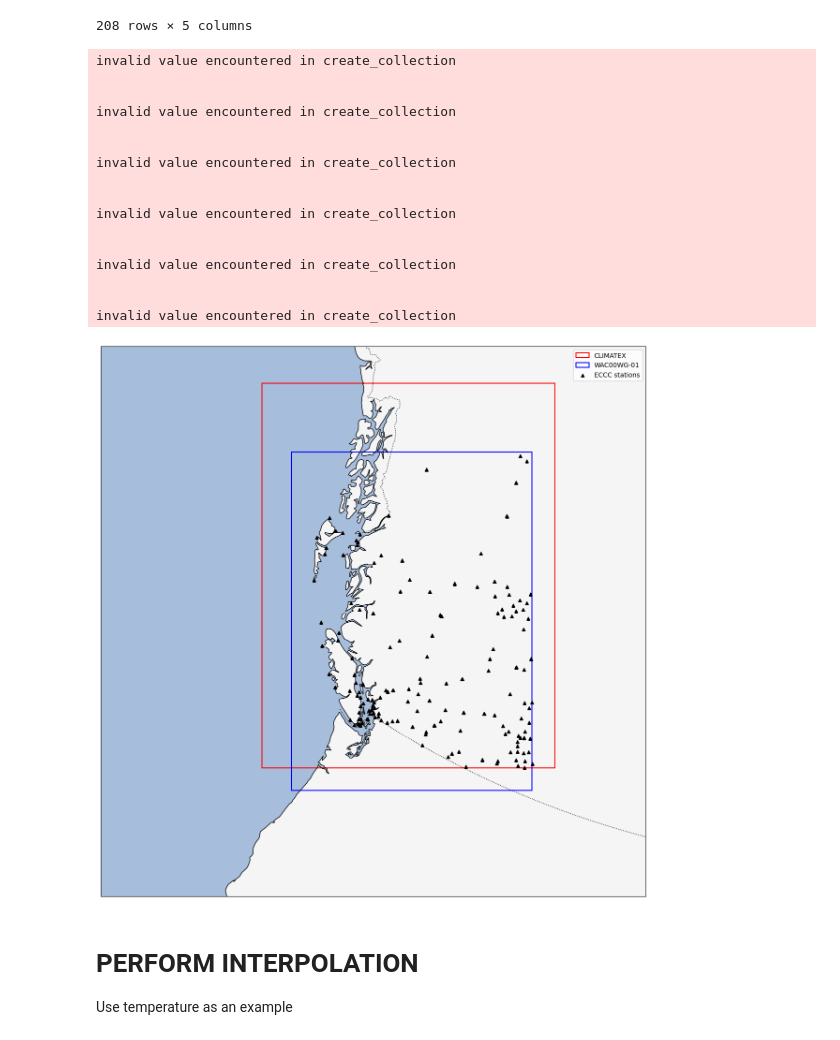
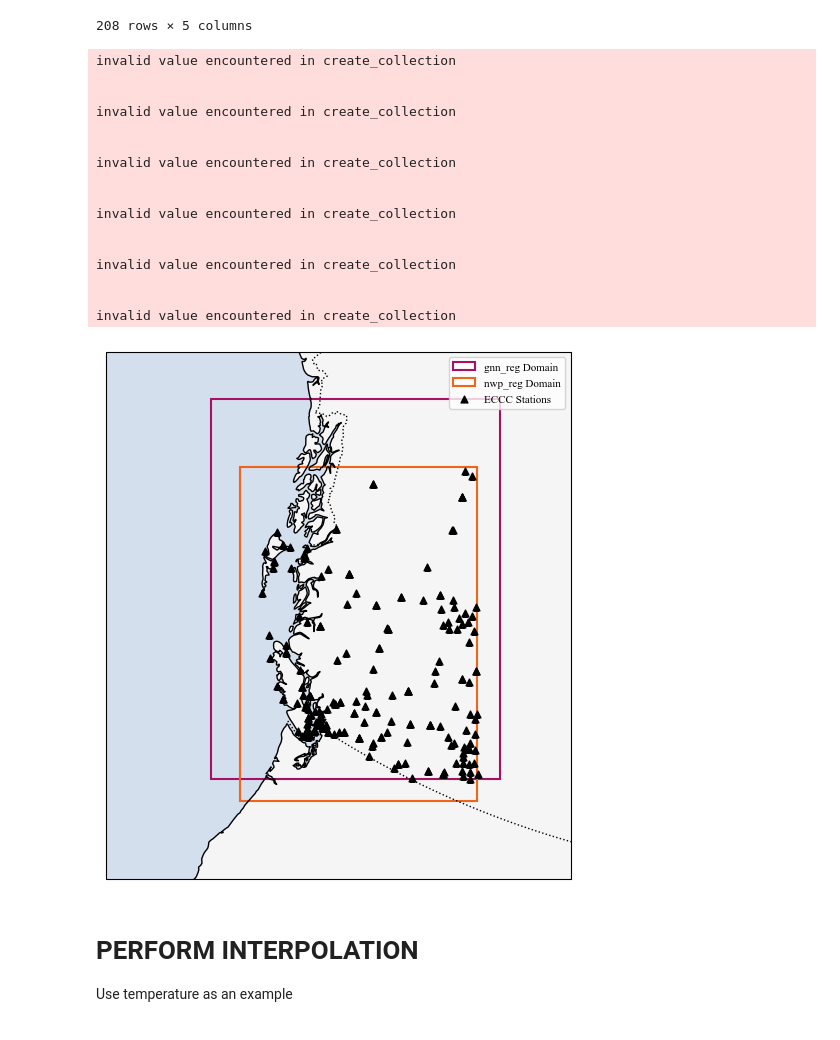
Before and after one commit to chjulie/wfrt_msc-thesis, a Jupyter notebook: sandbox/05-grid_interpolation.ipynb, the cells around one changed output. Drawn from its saved outputs; the diff is of its cells as text; code cells hidden in the pictures.

Commit message:
feat: plot cutout

```diff
--- a/sandbox/05-grid_interpolation.ipynb
+++ b/sandbox/05-grid_interpolation.ipynb
@@ -395,8 +395,19 @@ clipped_stations
 | 46914 | -112.862502 | 50.303613 | 647 | 646 | 647 |
 | 43963 | -125.996719 | 53.771889 | 621 | 620 | 617 |
 208 rows × 5 columns
+# %%
+from matplotlib import rc
+rc("font", **{"family": "serif", "serif": ["Times New Roman"], "size": "8"})
+rc("text", usetex=False)
+rc("lines", linewidth=2)
+plt.rcParams["axes.facecolor"] = "w"
+plt.rcParams['axes.grid'] = True
+plt.rcParams["grid.linewidth"] = 0
 # %%
-fig, ax = plt.subplots(figsize=(15,25), subplot_kw={'projection': projection})
+fig, ax = plt.subplots(figsize=(6,10), subplot_kw={'projection': projection})
+
+dl_reg_color = "#A61166"
+nwp_reg_color = "#F26419"
 
 with warnings.catch_warnings():
             # Ignore the nan warnings
@@ -407,42 +418,42 @@ with warnings.catch_warnings():
             )
 
             # Add base map features
-            ax.add_feature(cfeature.OCEAN, facecolor="#a6bddb", zorder=0)
+            ax.add_feature(cfeature.OCEAN, facecolor="#D4DFED", zorder=0)
             ax.add_feature(cfeature.LAND, facecolor="#f5f5f5", zorder=0)
             ax.add_feature(cfeature.COASTLINE, zorder=2)
             ax.add_feature(cfeature.BORDERS, linestyle=":", zorder=2)
 
-climatex_rect = get_rectangle(ax=ax, lons=climatex_ds.longitude, lats=climatex_ds.latitude, label='CLIMATEX', edgecol='red')
+climatex_rect = get_rectangle(ax=ax, lons=climatex_ds.longitude, lats=climatex_ds.latitude, label='gnn_reg Domain', edgecol=dl_reg_color)
 ax.add_patch(climatex_rect)
 
-wac_rectangle = get_rectangle(ax=ax, lons=wrf_ds.XLONG.values.flatten(), lats=wrf_ds.XLAT.values.flatten(), label='WAC00WG-01', edgecol='blue')
+wac_rectangle = get_rectangle(ax=ax, lons=wrf_ds.XLONG.values.flatten(), lats=wrf_ds.XLAT.values.flatten(), label='nwp_reg Domain', edgecol=nwp_reg_color)
 ax.add_patch(wac_rectangle)
 
-ax.scatter(x=clipped_stations.x, y=clipped_stations.y, marker='^', s=24, color='black', label='ECCC stations', transform=ccrs.PlateCarree())
+ax.scatter(x=clipped_stations.x, y=clipped_stations.y, marker='^', s=24, color='black', label='ECCC Stations', transform=ccrs.PlateCarree())
 
 ax.legend(loc='upper right')
-ax.set_extent([wrf_ds.XLONG.min(), wrf_ds.XLONG.max(), wrf_ds.XLAT.min(), wrf_ds.XLAT.max()], crs=ccrs.PlateCarree())
+ax.set_extent([wrf_ds.XLONG.min() + 5, wrf_ds.XLONG.max() - 5, wrf_ds.XLAT.min() - 0.5, wrf_ds.XLAT.max() + 3], crs=ccrs.PlateCarree())
 
 plt.savefig('../reports/plots/observations/domains_w_stations.svg', dpi=600, format='svg', bbox_inches='tight')
 plt.show()
 # %% [output]
 invalid value encountered in create_collection
 
 
 invalid value encountered in create_collection
 
 
 invalid value encountered in create_collection
 
 
 invalid value encountered in create_collection
 
 
 invalid value encountered in create_collection
 
 
 invalid value encountered in create_collection
-[figure, old version]
+[figure, new version]
 # %% [markdown]
 # PERFORM INTERPOLATION
 Use temperature as an example
```
Also changed, not shown: 1 other file.
